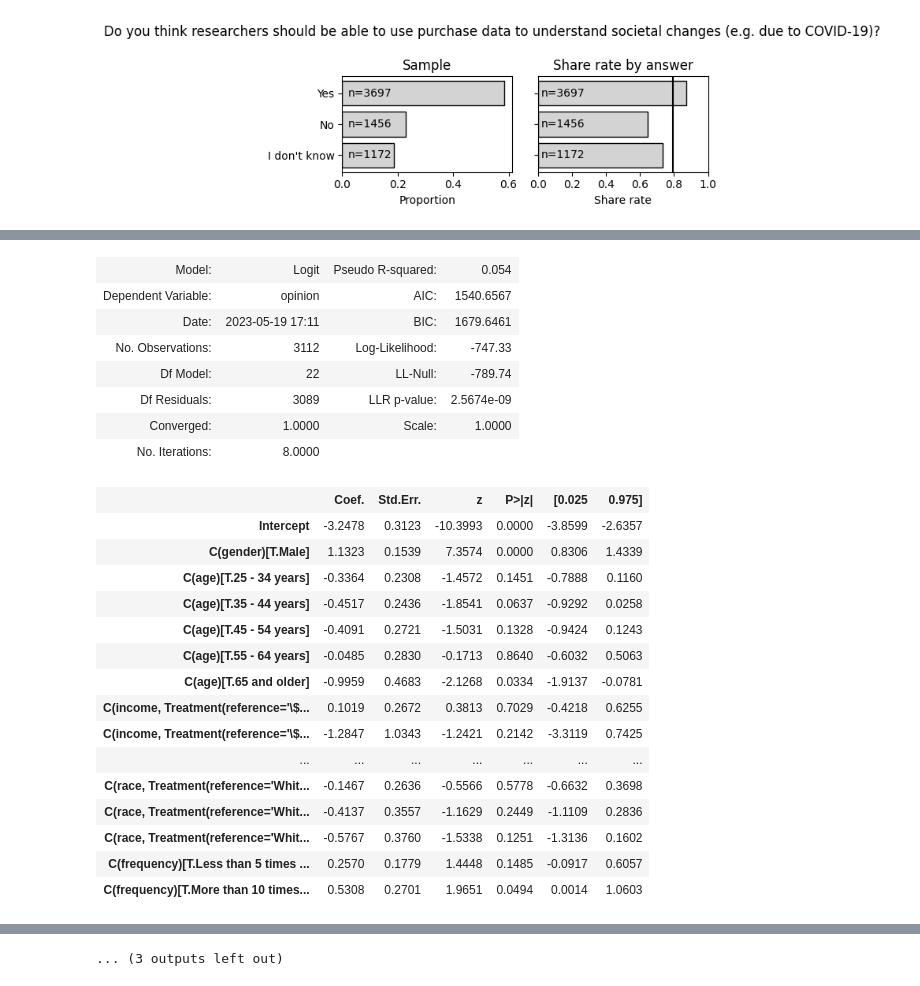
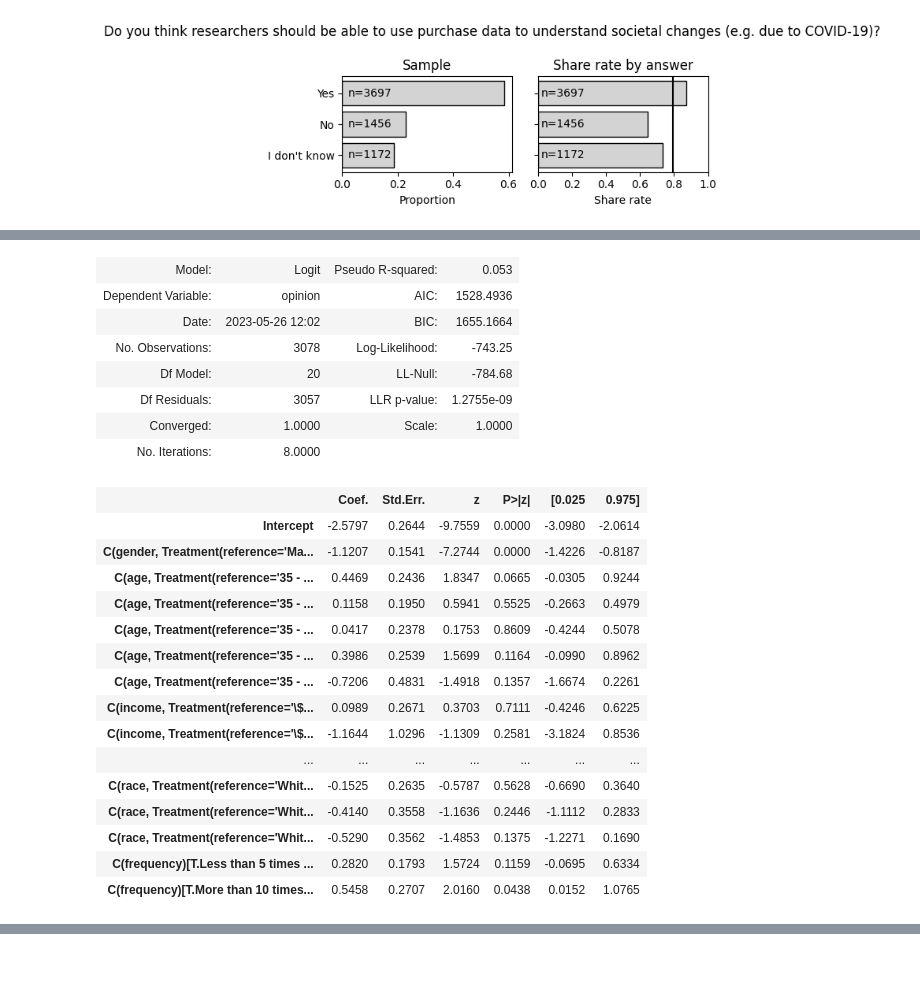
Before and after one commit to aberke/amazon-study, a Jupyter notebook: data-analysis/survey-data.ipynb, the cells around one changed output, grey strips where cells are left out. Saved outputs shown, nothing was run; the diff lists cells and outputs as text; code cells hidden in the pictures.

Commit message:
added analysis for relationship between demographics and data use questions

```diff
--- a/data-analysis/survey-data.ipynb
+++ b/data-analysis/survey-data.ipynb
@@ -608,6 +608,7 @@ def plot_share_by_demo(plt_df, demo_col, ax, control_only=False):
 keep_cols = [
     'q-demos-age', 'Q-demos-hispanic', 'Q-demos-race', 'Q-demos-education',
     'Q-demos-income', 'Q-demos-gender', 'Q-sexual-orientation',
+    'Q-demos-state',
     'Q-amazon-use-hh-size', 'Q-amazon-use-how-oft',
     'Q-sell-YOUR-data', 'Q-sell-consumer-data', 'Q-small-biz-use', 'Q-census-use','Q-research-society',
     'showdata', 'incentive', 'share',
@@ -618,16 +619,18 @@ mdf = (
     mdf[mdf['Q-demos-gender'].isin(['Male','Female'])]
     .rename({
         'Q-amazon-use-how-oft': 'frequency',
-        'Q-sexual-orientation': 'lgbtq_status',
-        'Q-research-society': 'for_research',
+        'Q-sexual-orientation': 'lgbtq',
         'Q-demos-education': 'edu',
         'Q-demos-hispanic': 'hispanic',
         'Q-demos-income': 'income',
         'Q-demos-gender':'gender',
+        'Q-demos-state': 'state',
         'Q-demos-race': 'race',
         'q-demos-age': 'age',
     }, axis=1)
 )
+# add data use opinion research q name and keep duplicate name
+mdf['for_research'] = mdf['Q-research-society']
 # Make very simplifying use of race:
 # Aggregate 'Other' + anyone who answered 2 more more races + anyone with 'American Indian'
 # Including 'American Indian' in this aggregation because otherwise this group is too small.
@@ -894,0 +919,3 @@ Optimization terminated successfully.
+# %%
+mdf['exp_arm'] = mdf.apply(lambda r: '%s%s' % (r['incentive'], (':showdata' if r['showdata'] else '')), axis=1)
+# mdf.head()
@@ -1882,7 +1972,7 @@ for i, incentive in enumerate(incentives_list):
     # restrict data to incentive
     incentive_df = df[df['incentive']==incentive].copy()
     # give demo a short name from Q
-    incentive_df['lgbtq_status'] = incentive_df[Q]
+    incentive_df['lgbtq'] = incentive_df[Q]
     so_share_df = get_share_rate_by_Q_df(Q, colname, df=incentive_df)
     # plot horizontally with the others
     plot_share_by_demo(so_share_df, colname, axes[i])
@@ -3120,0 +3211,7 @@ dmdf.head(3)
+# %%
+for i, Q in enumerate(data_use_Qs):
+    print('Q: %s: %s' % (Q, fields_df.loc[Q][0]))
+    print(mdf[Q].value_counts(), 'Total including answers left out of model:', mdf[Q].value_counts().sum())
+    mdf['opinion'] = mdf[Q].apply(lambda o: 1 if 'Yes' in o else (0 if o=='No' else np.nan))
+    model = smf.logit(formula=formula, data=mdf).fit()
+    display(model.summary2())
@@ -3121,16 +3360,9 @@ dmdf.head(3)
 # %%
-formula = "opinion ~"
-formula += " + C(gender) + C(age)"
-# median household income ~$70k, use that group as reference
-formula += " + C(income, Treatment(reference='\$50,000 - \$74,999'))"
-formula += " + C(edu) + C(race, Treatment(reference='White or Caucasian'))"
-formula += " + C(frequency)"
-print('formula:\n%s\n-------------------' % formula)
-
-for i, Q in enumerate(data_use_Qs):
+# we exclude edu: prefer not to say because leading to model convergence issues (group too small) -- did not impact results
+for i, Q in enumerate(['Q-sell-YOUR-data','Q-sell-consumer-data']):
     print('Q: %s: %s' % (Q, fields_df.loc[Q][0]))
-    print(dmdf[Q].value_counts(), 'Total including non Yes/No:', dmdf[Q].value_counts().sum())
-    dmdf['opinion'] = dmdf[Q].map({'Yes':1, 'No': 0})
-    model = smf.logit(formula=formula, data=dmdf).fit()
+    print(mdf[Q].value_counts(), 'Total including answers left out of model:', mdf[Q].value_counts().sum())
+    mdf['opinion'] = mdf[Q].map({'Yes':1, 'No': 0})
+    model = smf.logit(formula=formula, data=mdf[mdf['edu']!='Prefer not to say']).fit()
     display(model.summary2())
 # %% [output]
@@ -3149,28 +3378,28 @@ Optimization terminated successfully.
          Iterations 8
-| Model: | Logit | Pseudo R-squared: | 0.054 |
-| Dependent Variable: | opinion | AIC: | 1540.6567 |
-| Date: | 2023-05-19 17:11 | BIC: | 1679.6461 |
-| No. Observations: | 3112 | Log-Likelihood: | -747.33 |
-| Df Model: | 22 | LL-Null: | -789.74 |
-| Df Residuals: | 3089 | LLR p-value: | 2.5674e-09 |
+| Model: | Logit | Pseudo R-squared: | 0.053 |
+| Dependent Variable: | opinion | AIC: | 1528.4936 |
+| Date: | 2023-05-26 12:02 | BIC: | 1655.1664 |
+| No. Observations: | 3078 | Log-Likelihood: | -743.25 |
+| Df Model: | 20 | LL-Null: | -784.68 |
+| Df Residuals: | 3057 | LLR p-value: | 1.2755e-09 |
 | Converged: | 1.0000 | Scale: | 1.0000 |
 | No. Iterations: | 8.0000 |  |  |
 |  | Coef. | Std.Err. | z | P>|z| | [0.025 | 0.975] |
-| Intercept | -3.2478 | 0.3123 | -10.3993 | 0.0000 | -3.8599 | -2.6357 |
-| C(gender)[T.Male] | 1.1323 | 0.1539 | 7.3574 | 0.0000 | 0.8306 | 1.4339 |
-| C(age)[T.25 - 34 years] | -0.3364 | 0.2308 | -1.4572 | 0.1451 | -0.7888 | 0.1160 |
-| C(age)[T.35 - 44 years] | -0.4517 | 0.2436 | -1.8541 | 0.0637 | -0.9292 | 0.0258 |
-| C(age)[T.45 - 54 years] | -0.4091 | 0.2721 | -1.5031 | 0.1328 | -0.9424 | 0.1243 |
-| C(age)[T.55 - 64 years] | -0.0485 | 0.2830 | -0.1713 | 0.8640 | -0.6032 | 0.5063 |
-| C(age)[T.65 and older] | -0.9959 | 0.4683 | -2.1268 | 0.0334 | -1.9137 | -0.0781 |
-| C(income, Treatment(reference='\$... | 0.1019 | 0.2672 | 0.3813 | 0.7029 | -0.4218 | 0.6255 |
-| C(income, Treatment(reference='\$... | -1.2847 | 1.0343 | -1.2421 | 0.2142 | -3.3119 | 0.7425 |
+| Intercept | -2.5797 | 0.2644 | -9.7559 | 0.0000 | -3.0980 | -2.0614 |
+| C(gender, Treatment(reference='Ma... | -1.1207 | 0.1541 | -7.2744 | 0.0000 | -1.4226 | -0.8187 |
+| C(age, Treatment(reference='35 - ... | 0.4469 | 0.2436 | 1.8347 | 0.0665 | -0.0305 | 0.9244 |
+| C(age, Treatment(reference='35 - ... | 0.1158 | 0.1950 | 0.5941 | 0.5525 | -0.2663 | 0.4979 |
+| C(age, Treatment(reference='35 - ... | 0.0417 | 0.2378 | 0.1753 | 0.8609 | -0.4244 | 0.5078 |
+| C(age, Treatment(reference='35 - ... | 0.3986 | 0.2539 | 1.5699 | 0.1164 | -0.0990 | 0.8962 |
+| C(age, Treatment(reference='35 - ... | -0.7206 | 0.4831 | -1.4918 | 0.1357 | -1.6674 | 0.2261 |
+| C(income, Treatment(reference='\$... | 0.0989 | 0.2671 | 0.3703 | 0.7111 | -0.4246 | 0.6225 |
+| C(income, Treatment(reference='\$... | -1.1644 | 1.0296 | -1.1309 | 0.2581 | -3.1824 | 0.8536 |
 | ... | ... | ... | ... | ... | ... | ... |
-| C(race, Treatment(reference='Whit... | -0.1467 | 0.2636 | -0.5566 | 0.5778 | -0.6632 | 0.3698 |
-| C(race, Treatment(reference='Whit... | -0.4137 | 0.3557 | -1.1629 | 0.2449 | -1.1109 | 0.2836 |
-| C(race, Treatment(reference='Whit... | -0.5767 | 0.3760 | -1.5338 | 0.1251 | -1.3136 | 0.1602 |
-| C(frequency)[T.Less than 5 times ... | 0.2570 | 0.1779 | 1.4448 | 0.1485 | -0.0917 | 0.6057 |
-| C(frequency)[T.More than 10 times... | 0.5308 | 0.2701 | 1.9651 | 0.0494 | 0.0014 | 1.0603 |
+| C(race, Treatment(reference='Whit... | -0.1525 | 0.2635 | -0.5787 | 0.5628 | -0.6690 | 0.3640 |
+| C(race, Treatment(reference='Whit... | -0.4140 | 0.3558 | -1.1636 | 0.2446 | -1.1112 | 0.2833 |
+| C(race, Treatment(reference='Whit... | -0.5290 | 0.3562 | -1.4853 | 0.1375 | -1.2271 | 0.1690 |
+| C(frequency)[T.Less than 5 times ... | 0.2820 | 0.1793 | 1.5724 | 0.1159 | -0.0695 | 0.6334 |
+| C(frequency)[T.More than 10 times... | 0.5458 | 0.2707 | 2.0160 | 0.0438 | 0.0152 | 1.0765 |
 Q: Q-sell-consumer-data: Do you think companies should be able to sell consumer purchase data to other companies?
 Q-sell-consumer-data
 No                                         2867
@@ -3274 +3436,0 @@ Optimization terminated successfully.
-... (3 outputs left out)
```
Also changed, not shown: parts of 79 cells of this notebook.
